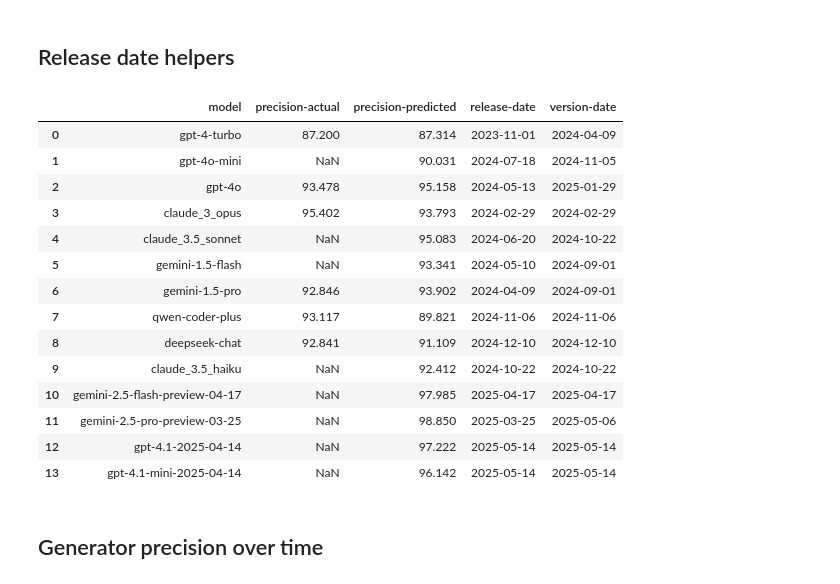
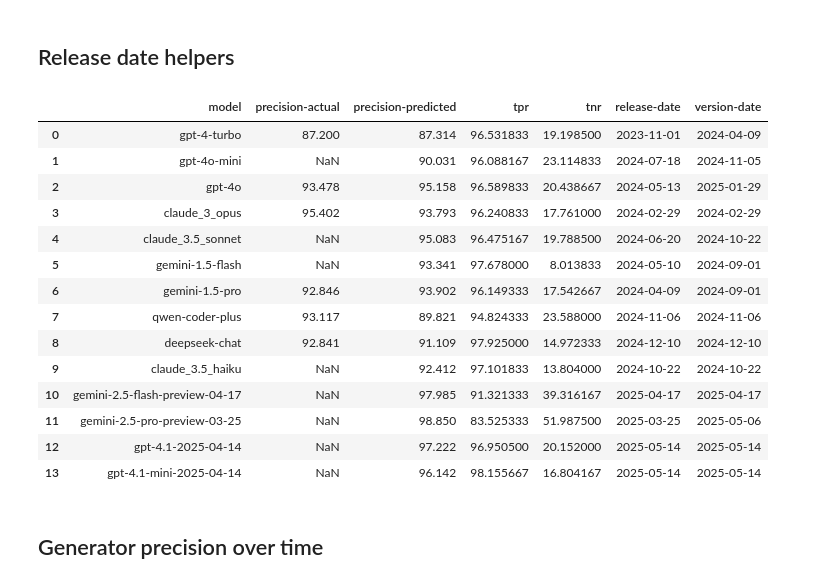
Before and after one commit to srynsh/LLM-Benchmarking, a Jupyter notebook: notebooks/notebook.ipynb, the cells around one changed output. Drawn from its saved outputs; the diff is of its cells as text; code cells hidden in the pictures.

Commit message:
tpr & tnr by release / version date plots

```diff
--- a/notebooks/notebook.ipynb
+++ b/notebooks/notebook.ipynb
@@ -862,54 +862,60 @@ versionDates = {
 # Create a dataframe with model data, precision values, and dates
 model_data = []
 
-for model in MODELS:
+for i, model in enumerate(MODELS):
     # Get the actual precision (ground truth) if available, otherwise use None
     precision_actual = pGa_CONST.get(model, None)
     if precision_actual is not None:
         precision_actual *= 100  # Convert to percentage
 
     # Get the predicted precision from ensemble
     precision_predicted = pEnsemble.get(model, None)
     if precision_predicted is not None:
         precision_predicted *= 100  # Convert to percentage
 
+    # Get TPR and TNR values from PVVA_CONST and PVIVA_CONST
+    tpr = PVVA_CONST[i] * 100  # Convert to percentage
+    tnr = PVIVA_CONST[i] * 100  # Convert to percentage
+
     # Get dates
     release_date = releaseDates.get(model, None)
     version_date = versionDates.get(model, None)
 
     model_data.append({
         'model': model,
         'precision-actual': precision_actual,
         'precision-predicted': precision_predicted,
+        'tpr': tpr,
+        'tnr': tnr,
         'release-date': release_date,
         'version-date': version_date
     })
 
 # Create DataFrame
 df_model_info = pd.DataFrame(model_data)
 
 # Convert date strings to datetime objects
 df_model_info['release-date'] = pd.to_datetime(df_model_info['release-date'])
 df_model_info['version-date'] = pd.to_datetime(df_model_info['version-date'])
 
 # Display the dataframe
 df_model_info
 # %% [output]
-|  | model | precision-actual | precision-predicted | release-date | version-date |
-| 0 | gpt-4-turbo | 87.200 | 87.314 | 2023-11-01 | 2024-04-09 |
-| 1 | gpt-4o-mini | NaN | 90.031 | 2024-07-18 | 2024-11-05 |
-| 2 | gpt-4o | 93.478 | 95.158 | 2024-05-13 | 2025-01-29 |
-| 3 | claude_3_opus | 95.402 | 93.793 | 2024-02-29 | 2024-02-29 |
-| 4 | claude_3.5_sonnet | NaN | 95.083 | 2024-06-20 | 2024-10-22 |
-| 5 | gemini-1.5-flash | NaN | 93.341 | 2024-05-10 | 2024-09-01 |
-| 6 | gemini-1.5-pro | 92.846 | 93.902 | 2024-04-09 | 2024-09-01 |
-| 7 | qwen-coder-plus | 93.117 | 89.821 | 2024-11-06 | 2024-11-06 |
-| 8 | deepseek-chat | 92.841 | 91.109 | 2024-12-10 | 2024-12-10 |
-| 9 | claude_3.5_haiku | NaN | 92.412 | 2024-10-22 | 2024-10-22 |
-| 10 | gemini-2.5-flash-preview-04-17 | NaN | 97.985 | 2025-04-17 | 2025-04-17 |
-| 11 | gemini-2.5-pro-preview-03-25 | NaN | 98.850 | 2025-03-25 | 2025-05-06 |
-| 12 | gpt-4.1-2025-04-14 | NaN | 97.222 | 2025-05-14 | 2025-05-14 |
-| 13 | gpt-4.1-mini-2025-04-14 | NaN | 96.142 | 2025-05-14 | 2025-05-14 |
+|  | model | precision-actual | precision-predicted | tpr | tnr | release-date | version-date |
+| 0 | gpt-4-turbo | 87.200 | 87.314 | 96.531833 | 19.198500 | 2023-11-01 | 2024-04-09 |
+| 1 | gpt-4o-mini | NaN | 90.031 | 96.088167 | 23.114833 | 2024-07-18 | 2024-11-05 |
+| 2 | gpt-4o | 93.478 | 95.158 | 96.589833 | 20.438667 | 2024-05-13 | 2025-01-29 |
+| 3 | claude_3_opus | 95.402 | 93.793 | 96.240833 | 17.761000 | 2024-02-29 | 2024-02-29 |
+| 4 | claude_3.5_sonnet | NaN | 95.083 | 96.475167 | 19.788500 | 2024-06-20 | 2024-10-22 |
+| 5 | gemini-1.5-flash | NaN | 93.341 | 97.678000 | 8.013833 | 2024-05-10 | 2024-09-01 |
+| 6 | gemini-1.5-pro | 92.846 | 93.902 | 96.149333 | 17.542667 | 2024-04-09 | 2024-09-01 |
+| 7 | qwen-coder-plus | 93.117 | 89.821 | 94.824333 | 23.588000 | 2024-11-06 | 2024-11-06 |
+| 8 | deepseek-chat | 92.841 | 91.109 | 97.925000 | 14.972333 | 2024-12-10 | 2024-12-10 |
+| 9 | claude_3.5_haiku | NaN | 92.412 | 97.101833 | 13.804000 | 2024-10-22 | 2024-10-22 |
+| 10 | gemini-2.5-flash-preview-04-17 | NaN | 97.985 | 91.321333 | 39.316167 | 2025-04-17 | 2025-04-17 |
+| 11 | gemini-2.5-pro-preview-03-25 | NaN | 98.850 | 83.525333 | 51.987500 | 2025-03-25 | 2025-05-06 |
+| 12 | gpt-4.1-2025-04-14 | NaN | 97.222 | 96.950500 | 20.152000 | 2025-05-14 | 2025-05-14 |
+| 13 | gpt-4.1-mini-2025-04-14 | NaN | 96.142 | 98.155667 | 16.804167 | 2025-05-14 | 2025-05-14 |
 # %% [markdown]
 ## Generator precision over time
 # %%
```
Also changed, not shown: parts of 3 cells of this notebook, 5 other files.
